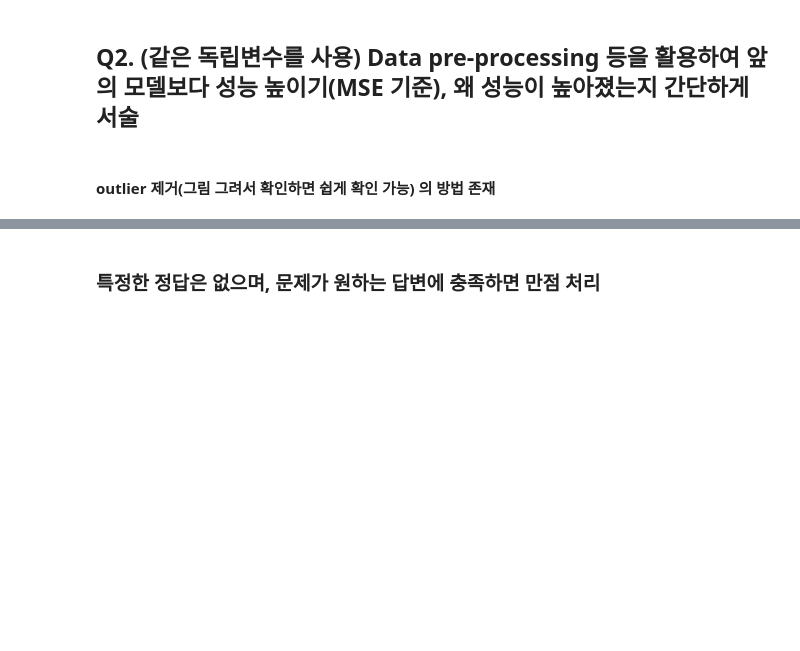
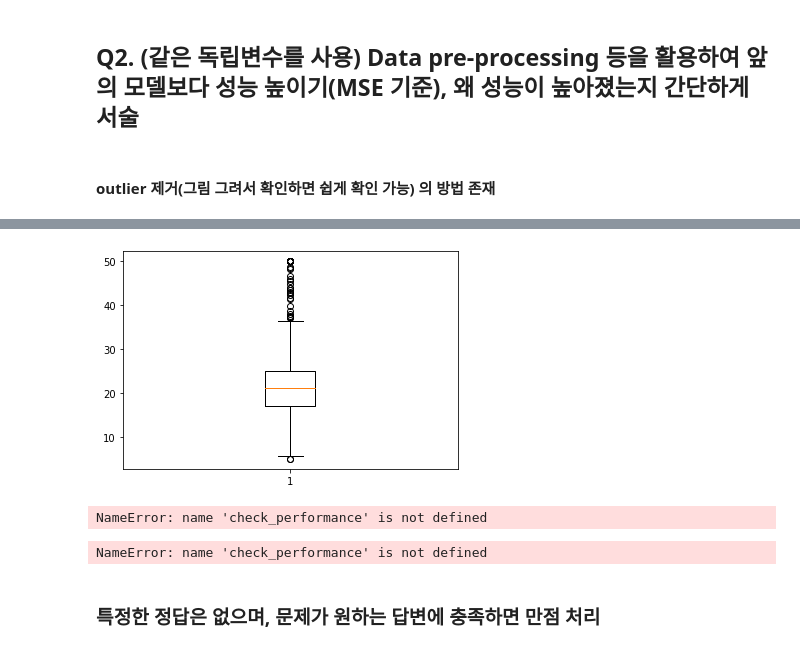
Before and after one commit to whiteibescu/BigData_Rprogramming, a Jupyter notebook: Day7_hw7/Homework1.ipynb, the cells around one changed output, grey strips where cells are left out. Drawn from its saved outputs; the diff is of its cells as text; code cells hidden in the pictures; blank space fills up the shorter version.

```diff
--- a/Day7_hw7/Homework1.ipynb
+++ b/Day7_hw7/Homework1.ipynb
@@ -94,0 +114,6 @@ sns.heatmap(data = df.corr(), annot=True,
+# %%
+plt.boxplot(df['MEDV'])
+
+plt.show()
+# %% [output]
+[figure, added]
@@ -95,3 +129,11 @@ sns.heatmap(data = df.corr(), annot=True,
+# %%
+check_performance(X3, y3)
+# %% [output]
+NameError: name 'check_performance' is not defined
+# %%
+check_performance(X3, y3)
+# %% [output]
+NameError: name 'check_performance' is not defined
 # %% [markdown]
 ### 특정한 정답은 없으며, 문제가 원하는 답변에 충족하면 만점 처리
 # %% [markdown]
```
Also changed, not shown: parts of 7 cells of this notebook, 25 other files.
